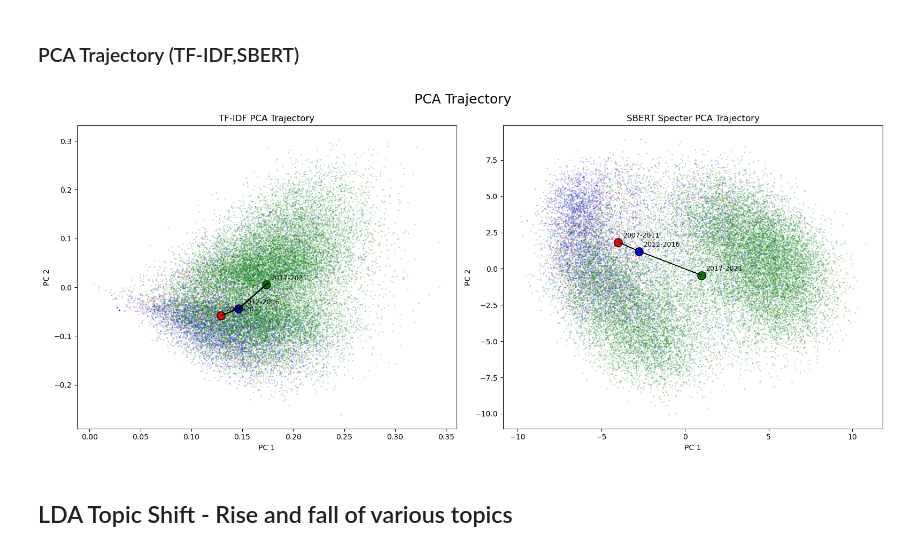
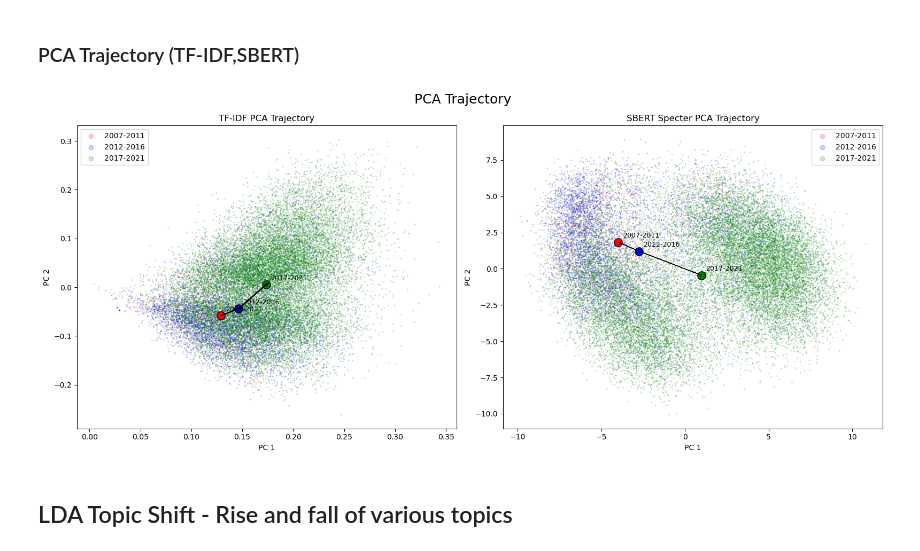
Before and after one commit to rohan-crypto/Text_Analytics_Team33_Task3, a Jupyter notebook: INTEGRATION_CODE/Final Integration code.ipynb, the cells around one changed output. Cells and saved outputs as stored; diff of their text form; code cells hidden in the pictures.

```diff
--- a/INTEGRATION_CODE/Final Integration code.ipynb
+++ b/INTEGRATION_CODE/Final Integration code.ipynb
@@ -234,36 +233,36 @@ for i in range(len(year_order)-1):
 ax1.set_title('TF-IDF PCA Trajectory')
 ax1.set_xlabel('PC 1')
 ax1.set_ylabel('PC 2')
 
 # SBERT - Specter
 for period,clr in year_clrs.items():
     mask = df_pca_specter['period'] == period
     ax2.scatter(df_pca_specter.loc[mask,'x'], df_pca_specter.loc[mask,'y'],c=clr,s=1,alpha=0.2,label=period)
 specter_centroids = df_pca_specter.groupby('period')[['x','y']].mean()
 for period,clr in year_clrs.items():
     if period in specter_centroids.index:
         centroid_x = specter_centroids.loc[period,'x']
         centroid_y = specter_centroids.loc[period,'y']
         ax2.scatter(centroid_x,centroid_y,c=clr,s=120,edgecolors='black')
         ax2.annotate(period,(centroid_x,centroid_y),xytext=(6,6),textcoords='offset points',fontsize=9)
 for i in range(len(year_order)-1):
     yr_1 = year_order[i]
     yr_2 = year_order[i+1]
     x1,y1 = specter_centroids.loc[yr_1,'x'],specter_centroids.loc[yr_1,'y']
     x2,y2 = specter_centroids.loc[yr_2,'x'],specter_centroids.loc[yr_2,'y']
     ax2.arrow(x1,y1,x2-x1,y2-y1,fc='black',ec='black')
 
 ax2.set_title('SBERT Specter PCA Trajectory')
 ax2.set_xlabel('PC 1')
 ax2.set_ylabel('PC 2')
-
-
+ax1.legend(markerscale=6)
+ax2.legend(markerscale=6)
 plt.suptitle('PCA Trajectory',fontsize=18)
 plt.tight_layout()
 plt.savefig('final_figures/axis1_pca_trajectory_comparison.png',dpi=150)
 plt.show()
 # %% [output]
-[figure, old version]
+[figure, new version]
 # %% [markdown]
 ## LDA Topic Shift - Rise and fall of various topics
 # %%
```
Also changed, not shown: parts of 11 cells of this notebook, 7 other files.
